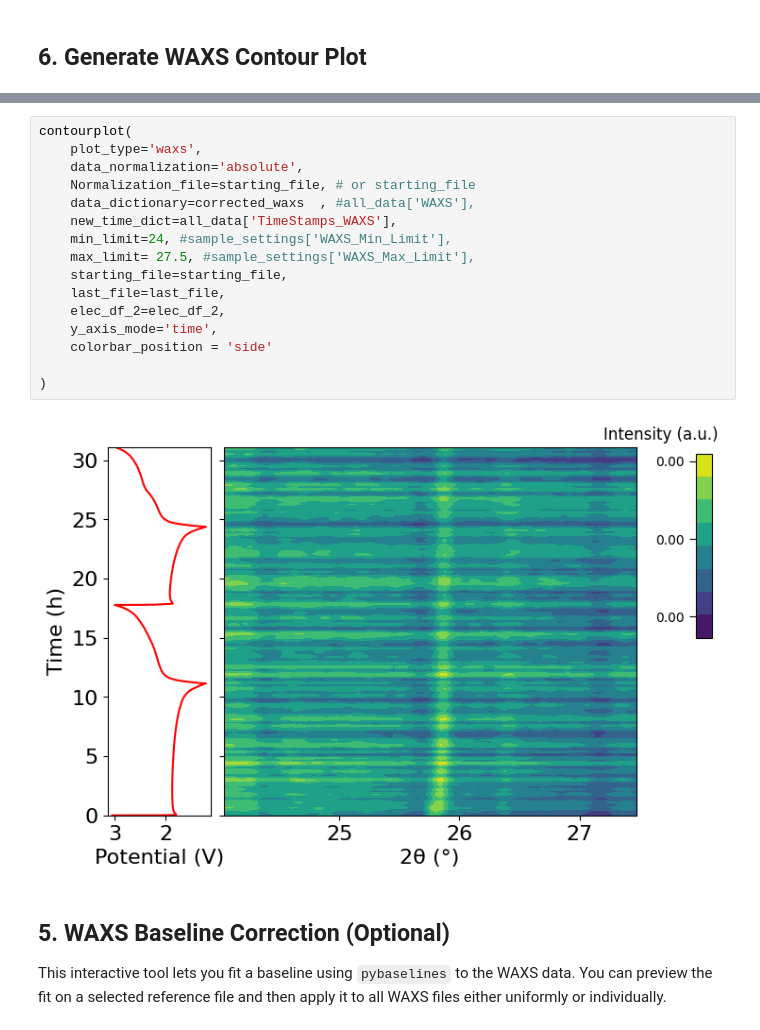
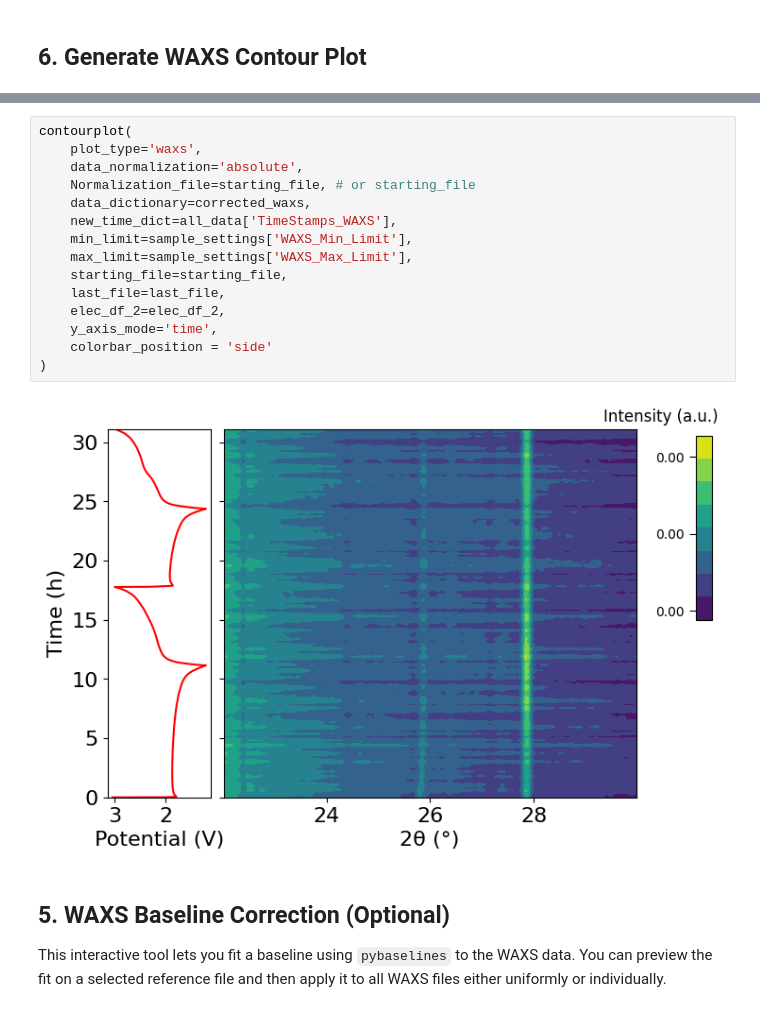
Before and after one commit to PronoyDutta/SAXS_WAXS, a Jupyter notebook: Final_Notebooks/main_analysis.ipynb, the cells around one changed output, grey strips where cells are left out. Saved outputs shown, nothing was run; the diff lists cells and outputs as text.

```diff
--- a/Final_Notebooks/main_analysis.ipynb
+++ b/Final_Notebooks/main_analysis.ipynb
@@ -279,21 +295,20 @@ Subtracting WAXS background...
 # %%
 contourplot(
     plot_type='waxs',
     data_normalization='absolute',
     Normalization_file=starting_file, # or starting_file
-    data_dictionary=corrected_waxs  , #all_data['WAXS'],
+    data_dictionary=corrected_waxs,
     new_time_dict=all_data['TimeStamps_WAXS'],
-    min_limit=24, #sample_settings['WAXS_Min_Limit'],
-    max_limit= 27.5, #sample_settings['WAXS_Max_Limit'],
+    min_limit=sample_settings['WAXS_Min_Limit'],
+    max_limit=sample_settings['WAXS_Max_Limit'],
     starting_file=starting_file,
     last_file=last_file,
     elec_df_2=elec_df_2,
     y_axis_mode='time',
     colorbar_position = 'side'
-
 )
 # %% [output]
-[figure, old version]
+[figure, new version]
 # %% [markdown]
 ## 5. WAXS Baseline Correction (Optional)
 This interactive tool lets you fit a baseline using `pybaselines` to the WAXS data. You can preview the fit on a selected reference file and then apply it to all WAXS files either uniformly or individually.
```
Also changed, not shown: parts of 5 cells of this notebook, 2 other files.
